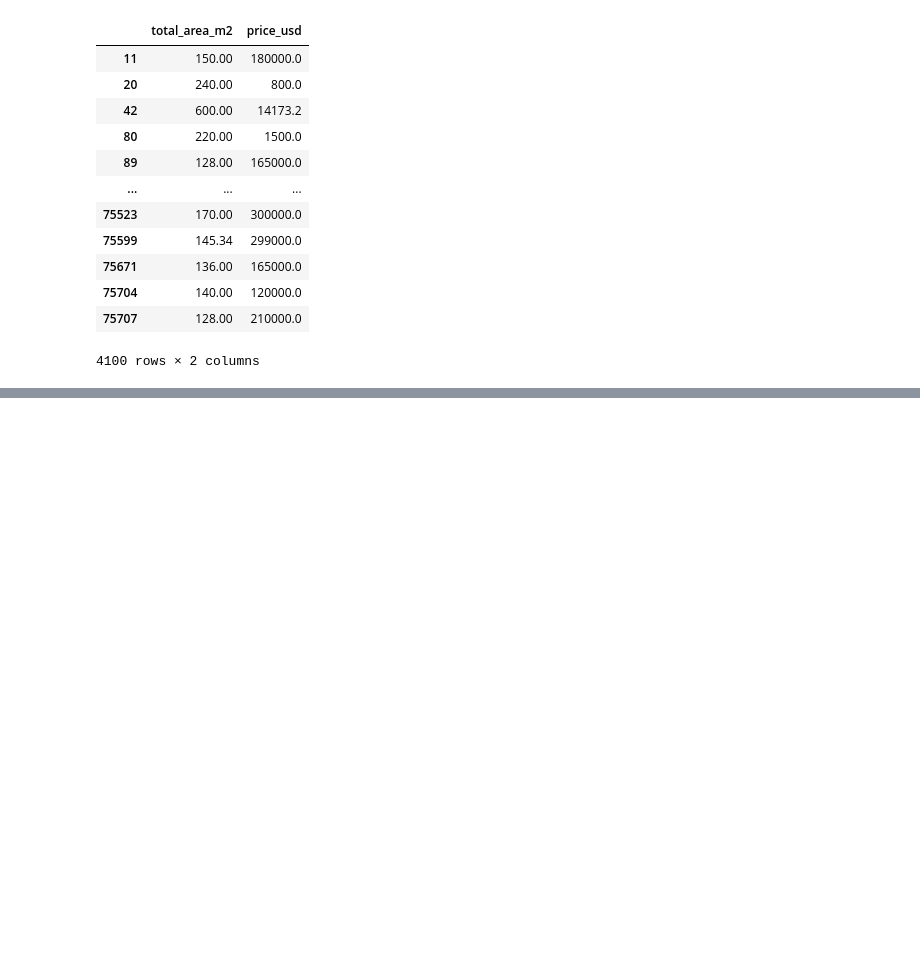
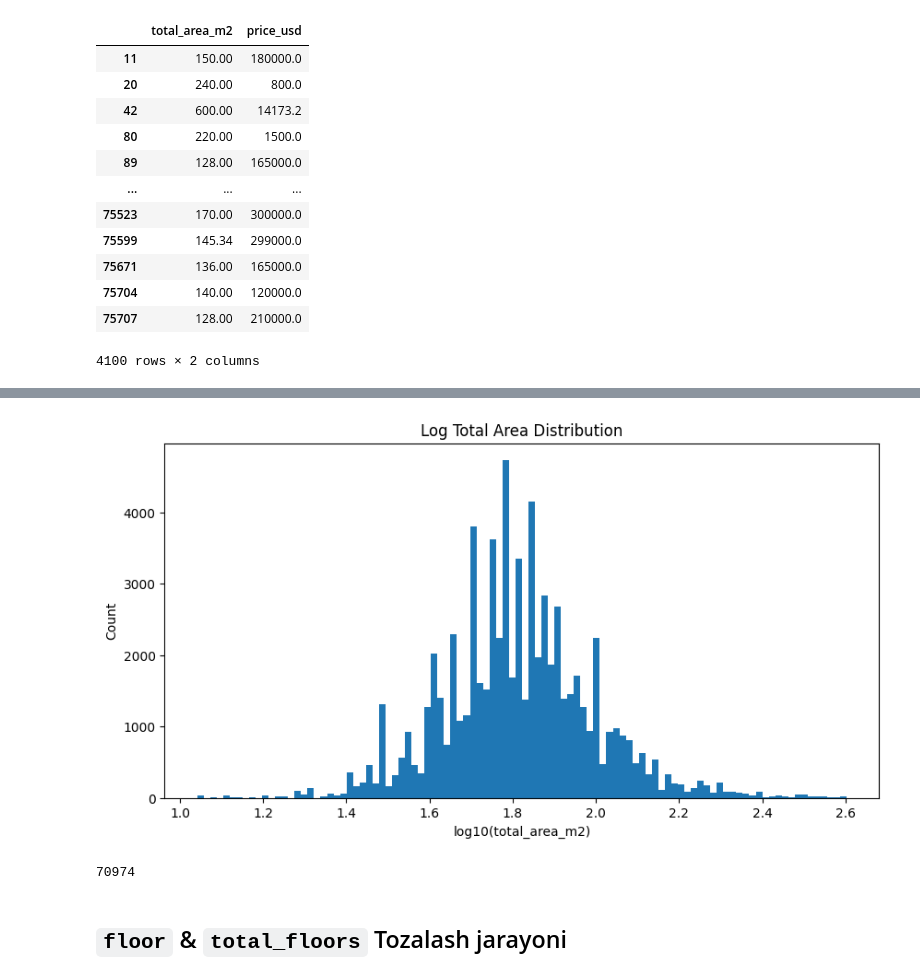
Before and after one commit to Javoh20111/Tashkent-apartment-analysis, a Jupyter notebook: notebooks/1_data_cleaning.ipynb, the cells around one changed output, grey strips where cells are left out. Saved outputs shown, nothing was run; the diff lists cells and outputs as text; code cells hidden in the pictures; blank space fills up the shorter version.

```diff
--- a/notebooks/1_data_cleaning.ipynb
+++ b/notebooks/1_data_cleaning.ipynb
@@ -691,0 +708,22 @@ print(len(df_cleaned_1))
+# %%
+lower = max(lower, 10)
+upper = 400
+
+df_cleaned_1 = df_cleaned_1[
+    df_cleaned_1['total_area_m2'].between(lower, upper)
+]
+# %%
+plt.figure(figsize=(10,5))
+plt.hist(np.log10(df_cleaned_1['total_area_m2']+1), bins=100)
+plt.xlabel("log10(total_area_m2)")
+plt.ylabel("Count")
+plt.title("Log Total Area Distribution")
+plt.show()
+# %% [output]
+[figure, added]
+# %%
+print(len(df_cleaned_1))
+# %% [output]
+70974
+# %% [markdown]
+## `floor` & `total_floors` Tozalash jarayoni
```
Also changed, not shown: parts of 20 cells of this notebook.
